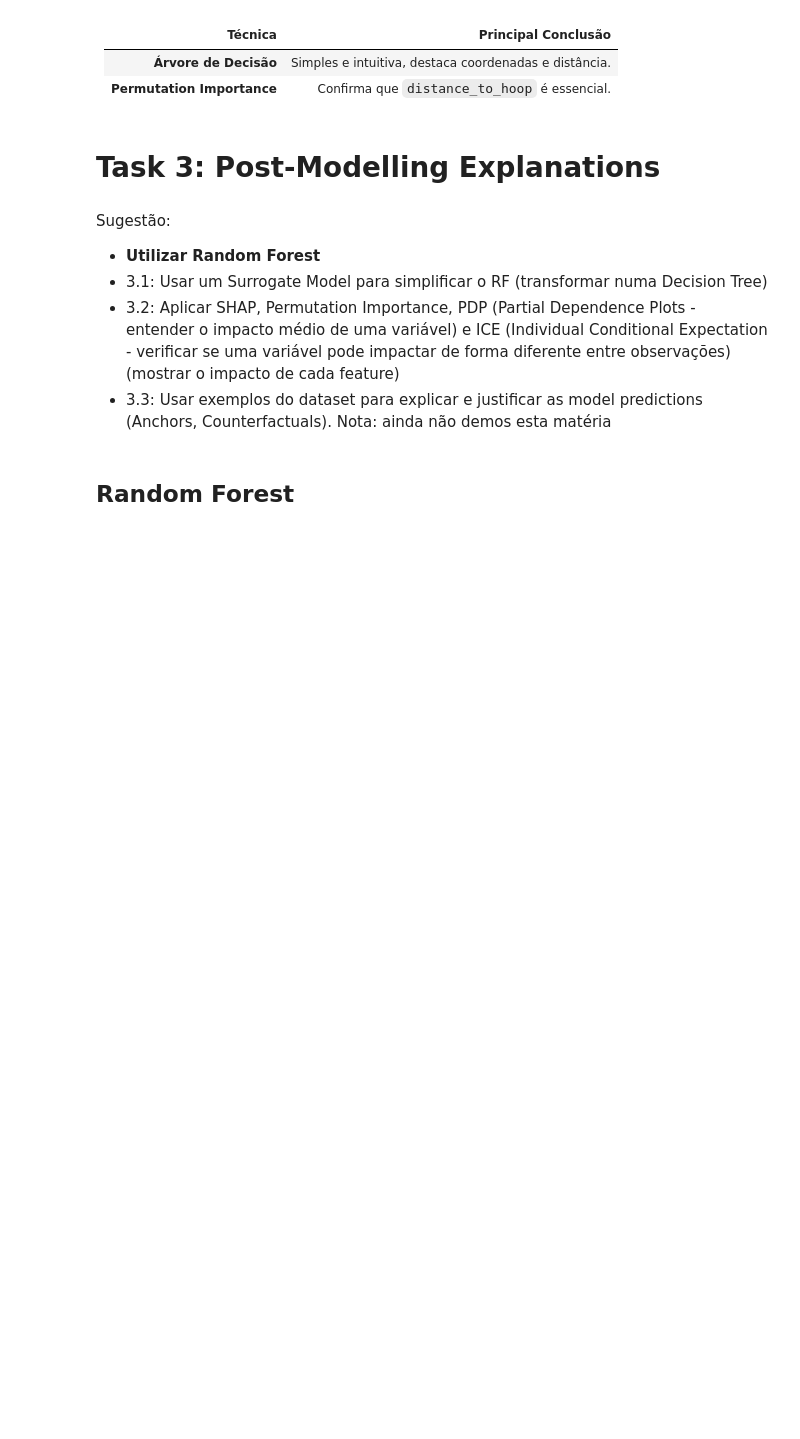
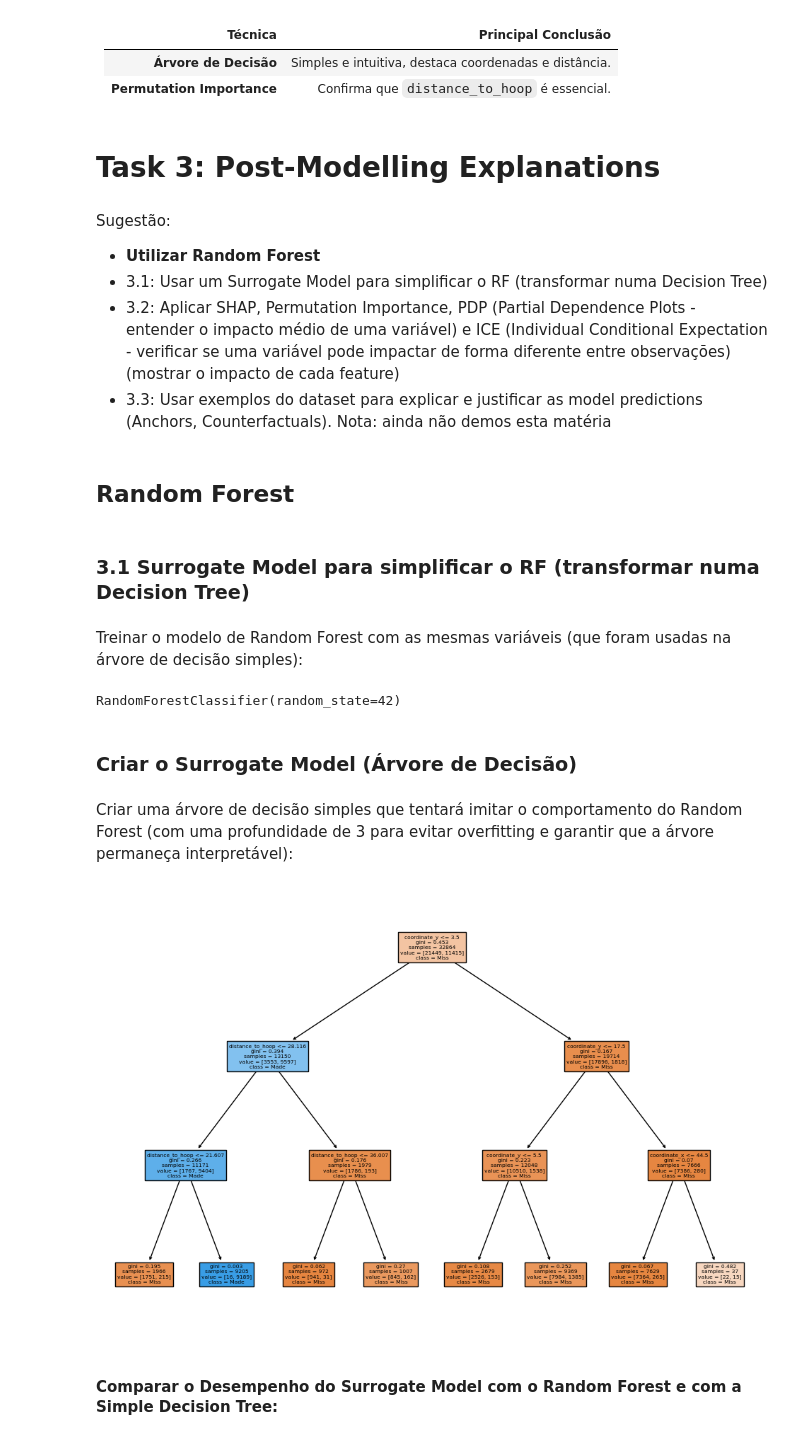
Before and after one commit to goncalobcosta/TAAC_proj2, a Jupyter notebook: test.ipynb, the cells around one changed output. Saved outputs shown, nothing was run; the diff lists cells and outputs as text; code cells hidden in the pictures; blank space fills up the shorter version.

```diff
--- a/test.ipynb
+++ b/test.ipynb
@@ -170,8 +173,6 @@ plt.show()
 # %% [output]
 [figure]
 # %%
-filtered_df = df[df['coordinate_x'] > -10]
-
 plt.figure(figsize=(10, 6))
 sns.histplot(filtered_df['coordinate_x'], bins=30, kde=True)
 plt.title('Distribuição de coordinate_x (x > -10)')
@@ -181,8 +182,6 @@ plt.show()
 # %% [output]
 [figure]
 # %%
-filtered_df = df[df['coordinate_y'] > -10]
-
 plt.figure(figsize=(10, 6))
 sns.histplot(filtered_df['coordinate_y'], bins=30, kde=True)
 plt.title('Distribuição de coordinate_y')
@@ -352,3 +351,28 @@ Sugestão:
  - 3.3: Usar exemplos do dataset para explicar e justificar as model predictions (Anchors, Counterfactuals). Nota: ainda não demos esta matéria
 # %% [markdown]
 ## Random Forest
+# %% [markdown]
+### **3.1** Surrogate Model para simplificar o RF (transformar numa Decision Tree)
+# %% [markdown]
+Treinar o modelo de Random Forest com as mesmas variáveis (que foram usadas na árvore de decisão simples):
+# %%
+rf_model = RandomForestClassifier(n_estimators=100, random_state=42)
+rf_model.fit(X, y)
+# %% [output]
+RandomForestClassifier(random_state=42)
+# %% [markdown]
+### Criar o Surrogate Model (Árvore de Decisão)
+# %% [markdown]
+Criar uma árvore de decisão simples que tentará imitar o comportamento do Random Forest (com uma profundidade de 3 para evitar overfitting e garantir que a árvore permaneça interpretável):
+# %%
+# Treinar a árvore de decisão como surrogate do Random Forest
+tree_surrogate = DecisionTreeClassifier(max_depth=3, random_state=42)
+tree_surrogate.fit(X, rf_model.predict(X))
+
+plt.figure(figsize=(12, 8))
+plot_tree(tree_surrogate, feature_names=X.columns, class_names=['Miss', 'Made'], filled=True)
+plt.show()
+# %% [output]
+[figure, added]
+# %% [markdown]
+#### Comparar o Desempenho do **Surrogate Model** com o **Random Forest** e com a **Simple Decision Tree:**
```
Also changed, not shown: parts of 44 cells of this notebook.
